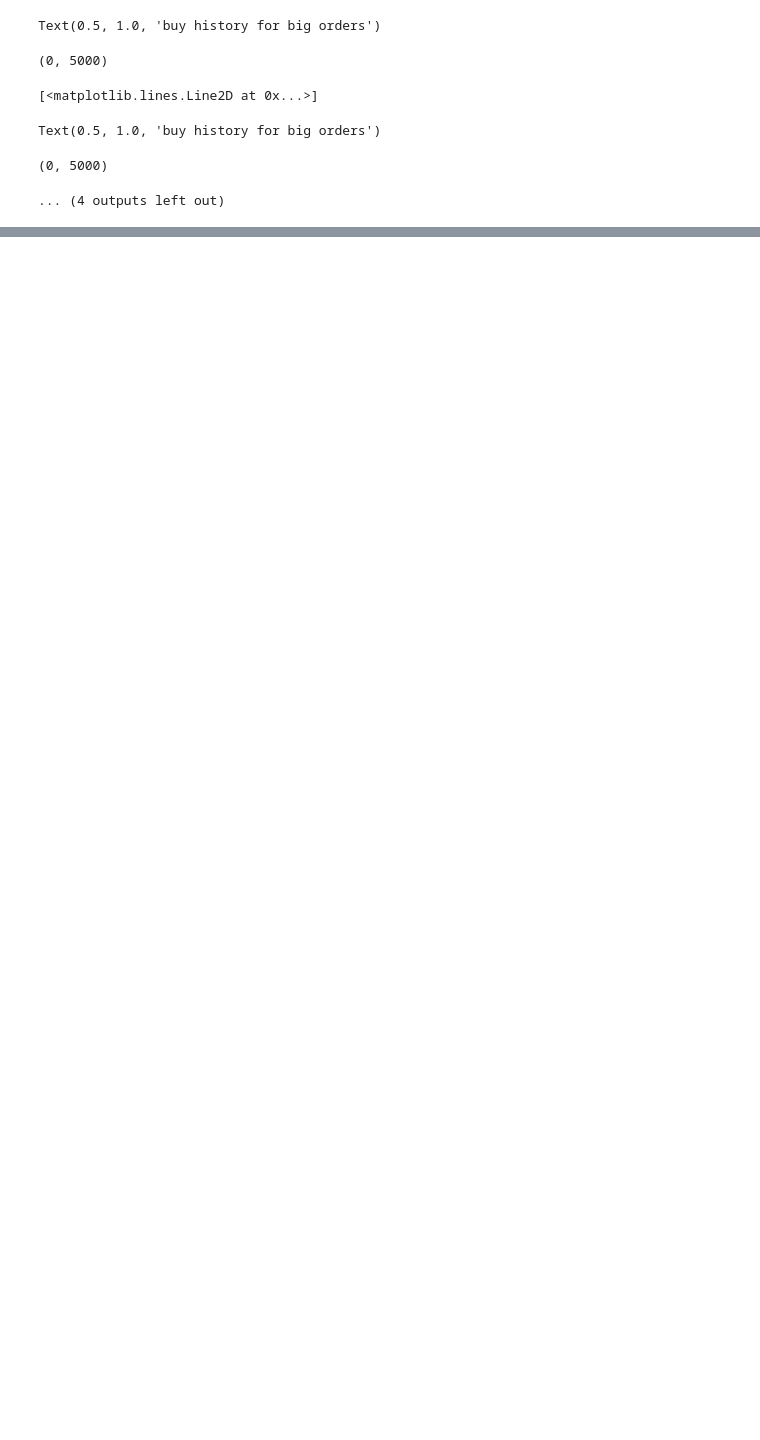
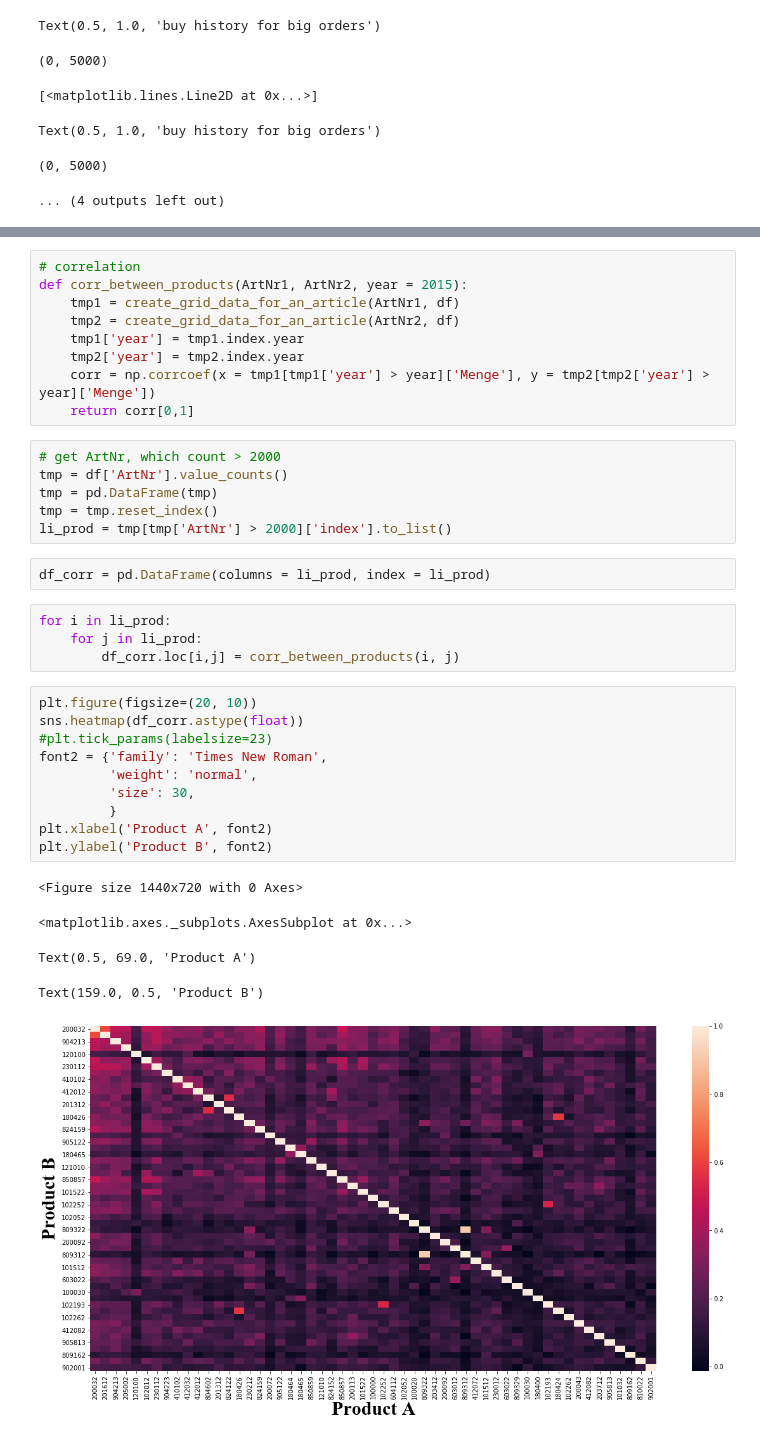
Before and after one commit to HuangYiran/schloetter, a Jupyter notebook: notebooks/First View.ipynb, the cells around one changed output, grey strips where cells are left out. Drawn from its saved outputs; the diff is of its cells as text; blank space fills up the shorter version.

```diff
--- a/notebooks/First View.ipynb
+++ b/notebooks/First View.ipynb
@@ -638,0 +707,37 @@ tmp.describe()
+# %%
+# correlation
+def corr_between_products(ArtNr1, ArtNr2, year = 2015):
+    tmp1 = create_grid_data_for_an_article(ArtNr1, df)
+    tmp2 = create_grid_data_for_an_article(ArtNr2, df)
+    tmp1['year'] = tmp1.index.year
+    tmp2['year'] = tmp2.index.year
+    corr = np.corrcoef(x = tmp1[tmp1['year'] > year]['Menge'], y = tmp2[tmp2['year'] > year]['Menge'])
+    return corr[0,1]
+# %%
+# get ArtNr, which count > 2000
+tmp = df['ArtNr'].value_counts()
+tmp = pd.DataFrame(tmp)
+tmp = tmp.reset_index()
+li_prod = tmp[tmp['ArtNr'] > 2000]['index'].to_list()
+# %%
+df_corr = pd.DataFrame(columns = li_prod, index = li_prod)
+# %%
+for i in li_prod:
+    for j in li_prod:
+        df_corr.loc[i,j] = corr_between_products(i, j)
+# %%
+plt.figure(figsize=(20, 10))
+sns.heatmap(df_corr.astype(float))
+#plt.tick_params(labelsize=23)
+font2 = {'family': 'Times New Roman',
+         'weight': 'normal',
+         'size': 30,
+         }
+plt.xlabel('Product A', font2)
+plt.ylabel('Product B', font2)
+# %% [output]
+<Figure size 1440x720 with 0 Axes>
+<matplotlib.axes._subplots.AxesSubplot at 0x...>
+Text(0.5, 69.0, 'Product A')
+Text(159.0, 0.5, 'Product B')
+[figure, added]
```
Also changed, not shown: parts of 22 cells of this notebook.
